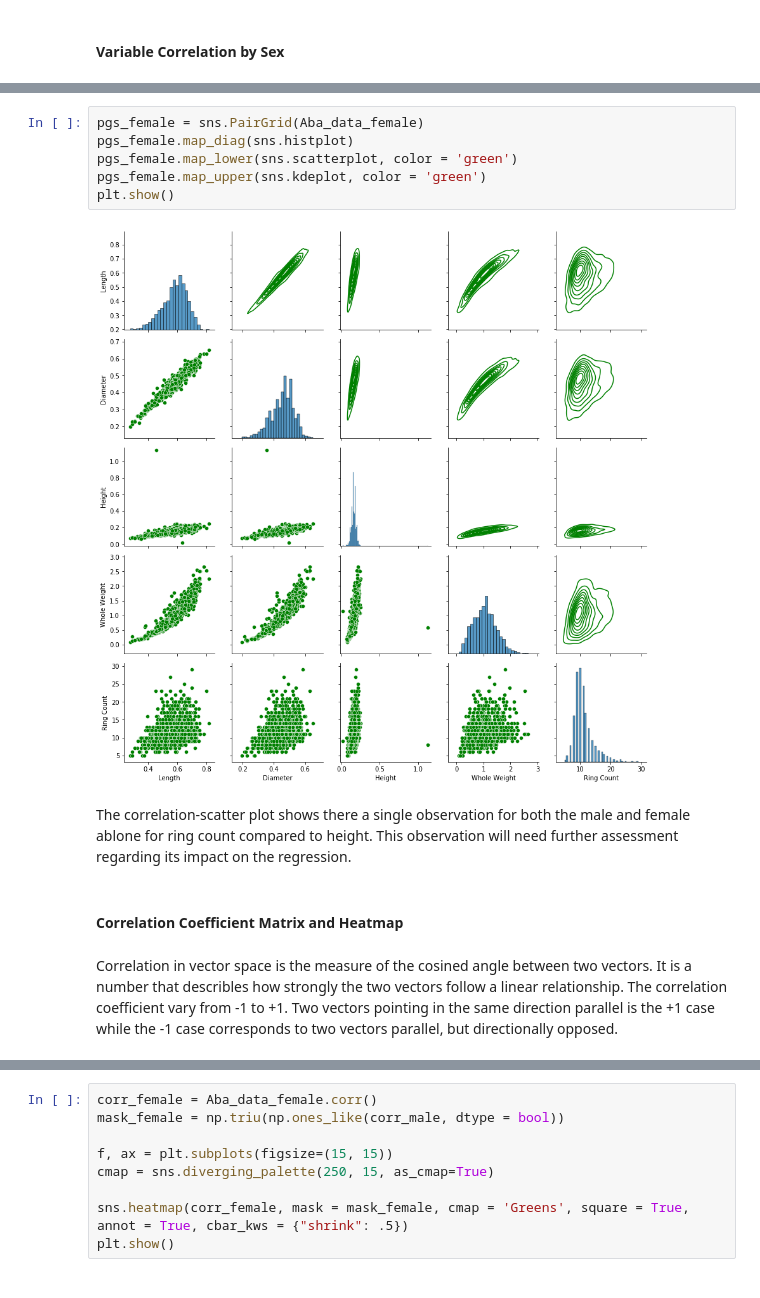
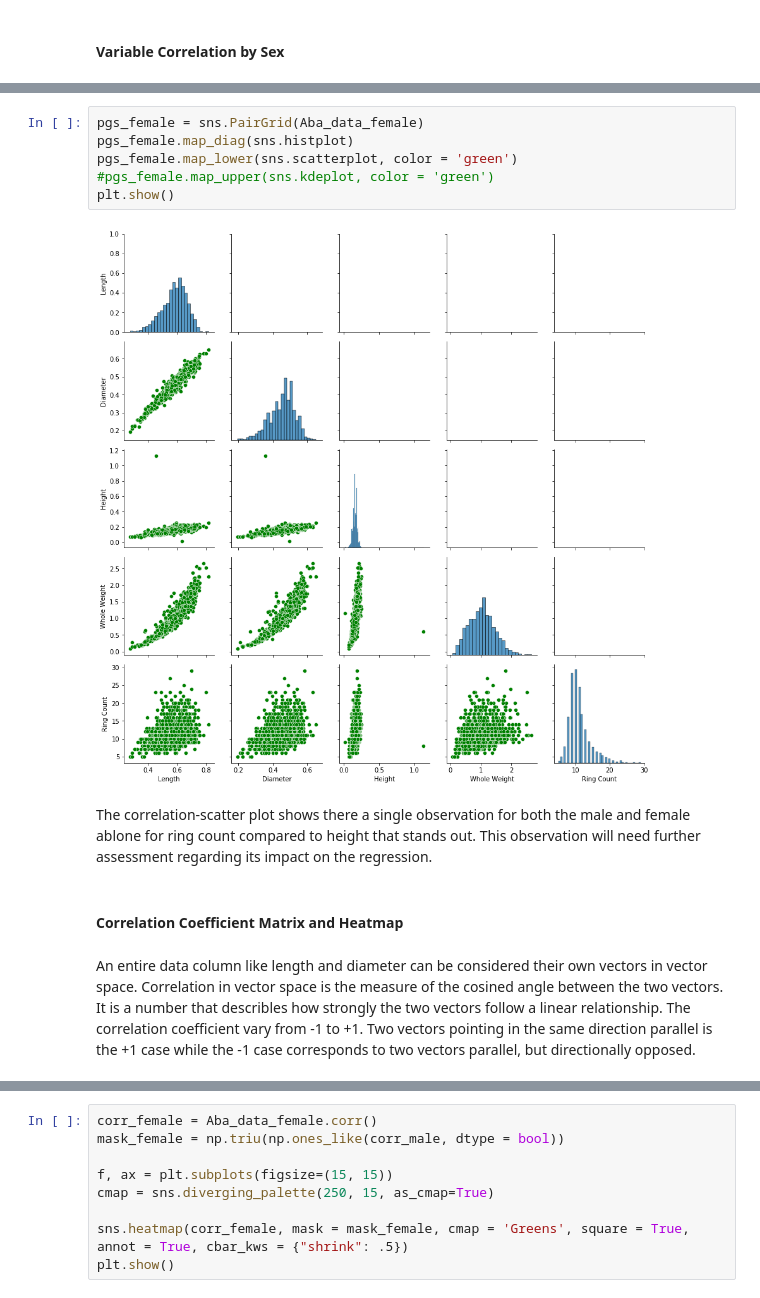
Before and after one commit to thokieu/Abalone-Regression, a Jupyter notebook: Workbook.ipynb, the cells around one changed output, grey strips where cells are left out. Saved outputs shown, nothing was run; the diff lists cells and outputs as text.

```diff
--- a/Workbook.ipynb
+++ b/Workbook.ipynb
@@ -413,15 +411,15 @@ plt.show()
 # %%
 pgs_female = sns.PairGrid(Aba_data_female)
 pgs_female.map_diag(sns.histplot)
 pgs_female.map_lower(sns.scatterplot, color = 'green')
-pgs_female.map_upper(sns.kdeplot, color = 'green')
+#pgs_female.map_upper(sns.kdeplot, color = 'green')
 plt.show()
 # %% [output]
-[figure, old version]
+[figure, new version]
 # %% [markdown]
-The correlation-scatter plot shows there a single observation for both the male and female ablone for ring count compared to height. This observation will need further assessment regarding its impact on the regression.
+The correlation-scatter plot shows there a single observation for both the male and female ablone for ring count compared to height that stands out. This observation will need further assessment regarding its impact on the regression.
 # %% [markdown]
 #### Correlation Coefficient Matrix and Heatmap
 # %% [markdown]
-Correlation in vector space is the measure of the cosined angle between two vectors. It is a number that describles how strongly the two vectors follow a linear relationship. The correlation coefficient vary from -1 to +1. Two vectors pointing in the same direction parallel is the +1 case while the -1 case corresponds to two vectors parallel, but directionally opposed.
+An entire data column like length and diameter can be considered their own vectors in vector space. Correlation in vector space is the measure of the cosined angle between the two vectors. It is a number that describles how strongly the two vectors follow a linear relationship. The correlation coefficient vary from -1 to +1. Two vectors pointing in the same direction parallel is the +1 case while the -1 case corresponds to two vectors parallel, but directionally opposed.
 # %%
```
Also changed, not shown: parts of 8 cells of this notebook.
